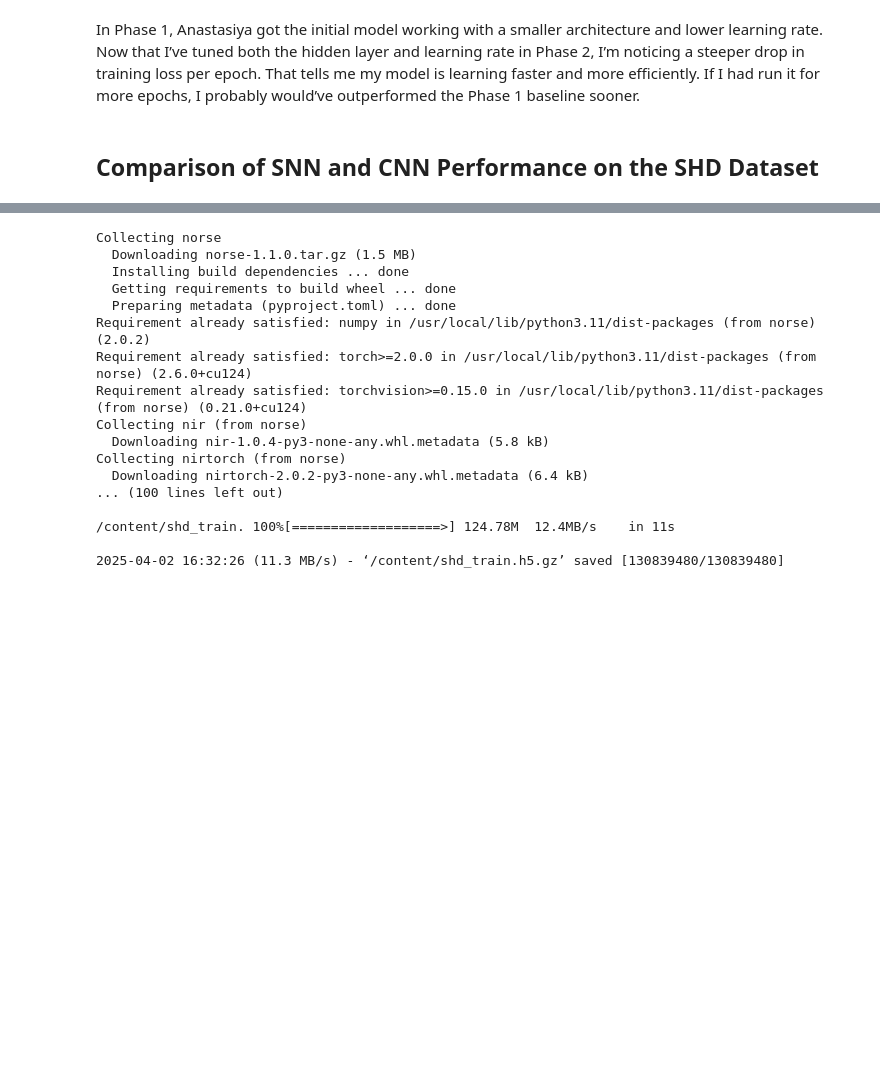
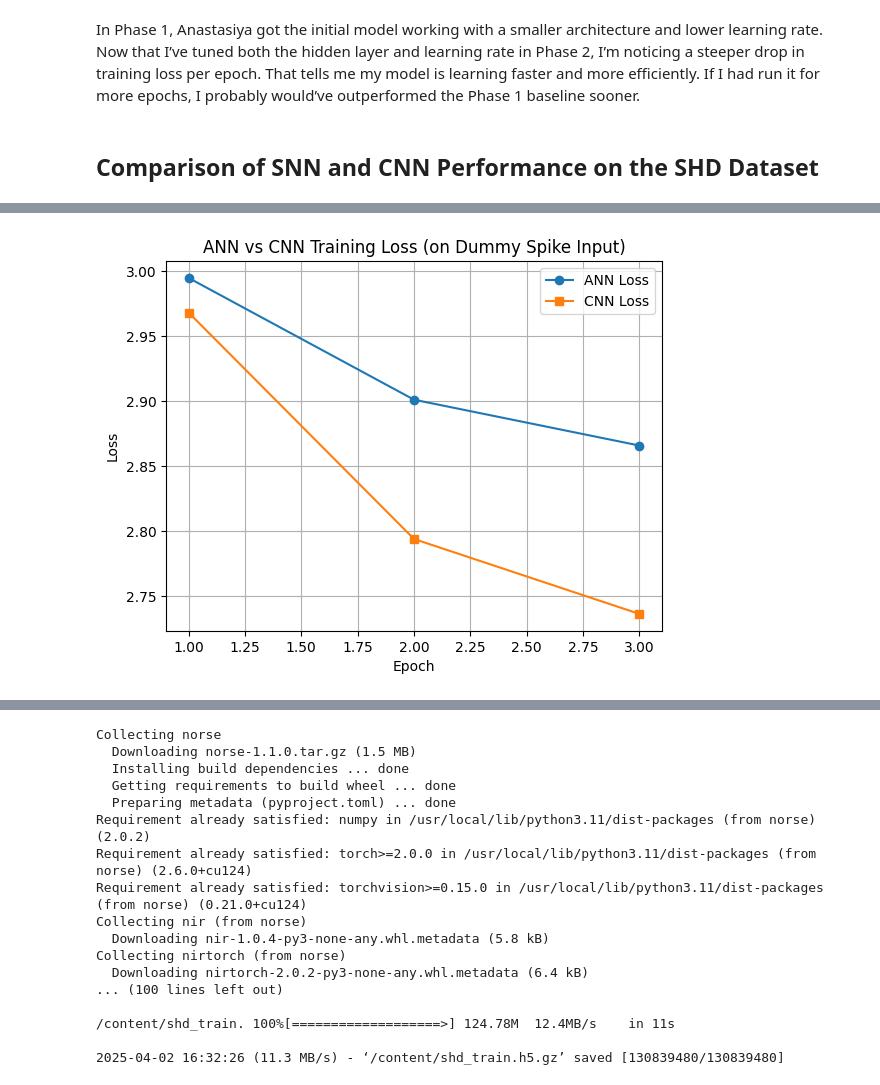
Before and after one commit to AnastasiyaKotelnikova/DS677-SNNs-PyTorch-GroupProject, a Jupyter notebook: notebooks/Spiking_Neural_Networks_Group_2.ipynb, the cells around one changed output, grey strips where cells are left out. Drawn from its saved outputs; the diff is of its cells as text; code cells hidden in the pictures; blank space fills up the shorter version.

```diff
--- a/notebooks/Spiking_Neural_Networks_Group_2.ipynb
+++ b/notebooks/Spiking_Neural_Networks_Group_2.ipynb
@@ -776,0 +865,99 @@ In Phase 1, Anastasiya got the initial model working with a smaller architecture
+# %%
+# I'm importing all the libraries again, forcing CPU usage to avoid GPU backend errors
+import torch
+import torch.nn as nn
+import torch.nn.functional as F
+import matplotlib.pyplot as plt
+import time
+
+# Forcing CPU since GPU library failed
+device = torch.device("cpu")
+
+# This is my CNN model for comparison
+class SimpleCNN(nn.Module):
+    def __init__(self, output_size=20):
+        super().__init__()
+        self.conv1 = nn.Conv1d(in_channels=700, out_channels=128, kernel_size=3, padding=1)
+        self.pool = nn.AdaptiveAvgPool1d(1)
+        self.fc = nn.Linear(128, output_size)
+
+    def forward(self, x):
+        x = x.permute(1, 2, 0)
+        x = F.relu(self.conv1(x))
+        x = self.pool(x).squeeze(-1)
+        return self.fc(x)
+
+# This is my ANN model from earlier in Phase 2
+class SimpleANN(nn.Module):
+    def __init__(self, input_size=700, hidden_size=256, output_size=20):
+        super().__init__()
+        self.fc1 = nn.Linear(input_size, hidden_size)
+        self.relu = nn.ReLU()
+        self.dropout = nn.Dropout(0.3)
+        self.fc2 = nn.Linear(hidden_size, output_size)
+
+    def forward(self, x):
+        x = x.mean(dim=0)
+        x = self.dropout(self.relu(self.fc1(x)))
+        return self.fc2(x)
+
+# This function helps me train a model and record loss over epochs
+def train_model(model, input_tensor, labels, epochs=3, lr=0.001):
+    model.train()
+    optimizer = torch.optim.Adam(model.parameters(), lr=lr)
+    criterion = nn.CrossEntropyLoss()
+    loss_list = []
+
+    for epoch in range(epochs):
+        outputs = model(input_tensor)
+        loss = criterion(outputs, labels)
+        optimizer.zero_grad()
+        loss.backward()
+        optimizer.step()
+        loss_list.append(loss.item())
+        print(f"Epoch {epoch+1} - Loss: {loss.item():.4f}")
+    return loss_list
+
+# This function checks how accurate the model is and how long it takes to predict
+def evaluate_model(model, input_tensor, labels):
+    model.eval()
+    with torch.no_grad():
+        start = time.time()
+        outputs = model(input_tensor)
+        elapsed = time.time() - start
+        preds = torch.argmax(outputs, dim=1)
+        accuracy = (preds == labels).sum().item() / len(labels) * 100
+    return accuracy, elapsed
+
+# I'm creating dummy data that matches the spike format we used for SNNs
+timesteps = 100
+batch_size = 16
+input_size = 700
+output_size = 20
+dummy_input = torch.rand((timesteps, batch_size, input_size)).to(device)
+dummy_labels = torch.randint(0, output_size, (batch_size,)).to(device)
+
+# Training and evaluating the ANN
+ann_model = SimpleANN().to(device)
+ann_losses = train_model(ann_model, dummy_input, dummy_labels)
+ann_acc, ann_time = evaluate_model(ann_model, dummy_input, dummy_labels)
+
+# Training and evaluating the CNN
+cnn_model = SimpleCNN().to(device)
+cnn_losses = train_model(cnn_model, dummy_input, dummy_labels)
+cnn_acc, cnn_time = evaluate_model(cnn_model, dummy_input, dummy_labels)
+
+# I like to plot the loss curves to visualize model behavior
+plt.plot(range(1, 4), ann_losses, marker='o', label='ANN Loss')
+plt.plot(range(1, 4), cnn_losses, marker='s', label='CNN Loss')
+plt.title("ANN vs CNN Training Loss (on Dummy Spike Input)")
+plt.xlabel("Epoch")
+plt.ylabel("Loss")
+plt.legend()
+plt.grid(True)
+plt.show()
+
+# Final metrics so I can compare the two
+print(f"ANN Accuracy: {ann_acc:.2f}%, Inference Time: {ann_time:.4f} sec")
+print(f"CNN Accuracy: {cnn_acc:.2f}%, Inference Time: {cnn_time:.4f} sec")
+# %% [output]
@@ -776,0 +970 @@ In Phase 1, Anastasiya got the initial model working with a smaller architecture
+[figure, added]
```
Also changed, not shown: parts of 7 cells of this notebook.
